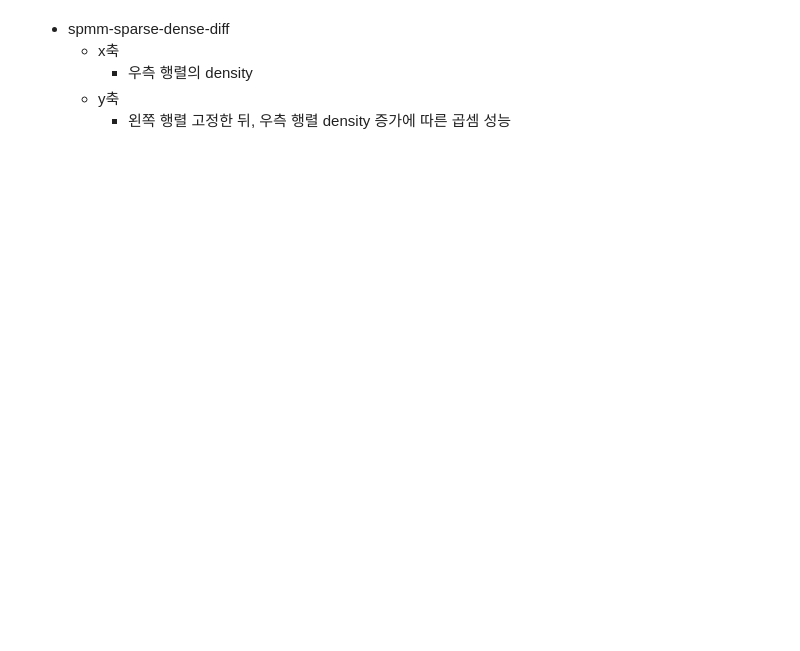
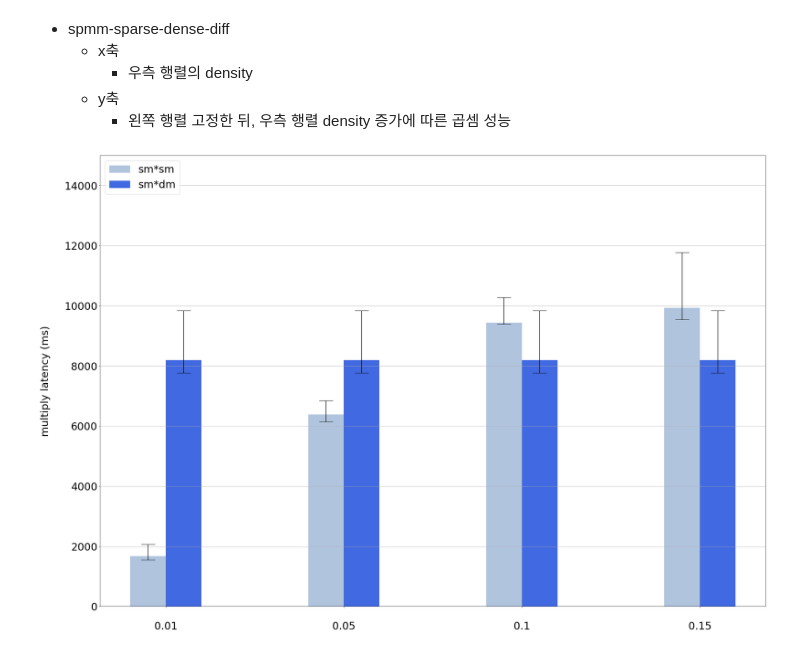
Before and after one commit to unhochoi/sparse-matrix-multiplication, a Jupyter notebook: figure/pyplot/spmm-sparse-dense-diff.ipynb, the cells around one changed output. Cells and saved outputs as stored; diff of their text form; code cells hidden in the pictures; blank space fills up the shorter version.

Commit message:
modifying data

```diff
--- a/figure/pyplot/spmm-sparse-dense-diff.ipynb
+++ b/figure/pyplot/spmm-sparse-dense-diff.ipynb
@@ -11,84 +11,58 @@ import pandas as pd
 
 plt.rcParams.update({'font.size': 30}) # 폰트사이즈 디폴트 설정
 
-sm_size = ["small(10k*10k)", "medium(20k*10k)", "large(40k*10k)"]
+r_sm_density = ["0.01", "0.05", "0.1", "0.15"]
 
 ################################# ax1 좌측 y ####################################################
 
-# density 가 0.001 인 각 행렬의 sm to dense latency
-sm_to_dense_0_001 = [165.53, 276.79, 1595.14]
-min_0_001 = [149, 231, 469]
-max_0_001 = [472, 887, 2481]
-df = pd.DataFrame({'sm_size':sm_size,'sm_to_dense_0_001':sm_to_dense_0_001, 'min_0_001': min_0_001, 'max_0_001': max_0_001})
+# r_sm 의 density에 따른 sm * sm latency
+sm_sm_latency = [1671.02, 6378.76, 9436.93, 9925.29]
+sm_sm_min_latency = [1543, 6136, 9391, 9540]
+sm_sm_max_latency = [2059, 6838, 10272, 11772]
+df = pd.DataFrame({'r_sm_density':r_sm_density,'sm_sm_latency':sm_sm_latency, 'sm_sm_min_latency': sm_sm_min_latency, 'sm_sm_max_latency': sm_sm_max_latency})
 
 # 평균과 최소, 최대 간의 차이
-df['mingap'] = df.sm_to_dense_0_001 - df.min_0_001
-df['maxgap'] = df.max_0_001 - df.sm_to_dense_0_001
-yerr_0_001 = df[['mingap', 'maxgap']].T.to_numpy()
+df['mingap'] = df.sm_sm_latency - df.sm_sm_min_latency
+df['maxgap'] = df.sm_sm_max_latency - df.sm_sm_latency
+yerr_sm_sm = df[['mingap', 'maxgap']].T.to_numpy()
 
-
-# density 가 0.01 인 각 행렬의 sm to dense latency
-sm_to_dense_0_01 = [232.6, 308.07, 1797.5]
-min_0_01 = [138, 299, 617]
-max_0_01 = [616, 369, 3024]
-df = pd.DataFrame({'sm_size':sm_size,'sm_to_dense_0_01':sm_to_dense_0_01, 'min_0_01': min_0_01, 'max_0_01': max_0_01})
+# r_sm 의 density에 따른 sm * dm latency
+sm_dm_latency = [8184.82, 8184.82, 8184.82, 8184.82]
+sm_dm_min_latency = [7761, 7761, 7761, 7761]
+sm_dm_max_latency = [9836, 9836, 9836, 9836]
+df = pd.DataFrame({'r_sm_density':r_sm_density,'sm_dm_latency':sm_dm_latency, 'sm_dm_min_latency': sm_dm_min_latency, 'sm_dm_max_latency': sm_dm_max_latency})
 
 # 평균과 최소, 최대 간의 차이
-df['mingap'] = df.sm_to_dense_0_01 - df.min_0_01
-df['maxgap'] = df.max_0_01 - df.sm_to_dense_0_01
-yerr_0_01 = df[['mingap', 'maxgap']].T.to_numpy()
-
-
-# density 가 0.1 인 각 행렬의 sm to dense latency
-sm_to_dense_0_1 = [500.74, 599.01, 1896.14]
-min_0_1 = [330, 304, 1318 ]
-max_0_1 = [3447, 2384, 5715 ]
-df = pd.DataFrame({'sm_size':sm_size,'sm_to_dense_0_1':sm_to_dense_0_1, 'min_0_1': min_0_1, 'max_0_1': max_0_1})
-
-# 평균과 최소, 최대 간의 차이
-df['mingap'] = df.sm_to_dense_0_1 - df.min_0_1
-df['maxgap'] = df.max_0_1 - df.sm_to_dense_0_1
-yerr_0_1 = df[['mingap', 'maxgap']].T.to_numpy()
-
-
-# density 가 0.1 인 각 행렬의 sm to dense latency
-sm_to_dense_0_1 = [500.74, 599.01, 1896.14]
-min_0_1 = [330, 304, 1318 ]
-max_0_1 = [3447, 2384, 5715 ]
-df = pd.DataFrame({'sm_size':sm_size,'sm_to_dense_0_1':sm_to_dense_0_1, 'min_0_1': min_0_1, 'max_0_1': max_0_1})
-
-# 평균과 최소, 최대 간의 차이
-df['mingap'] = df.sm_to_dense_0_1 - df.min_0_1
-df['maxgap'] = df.max_0_1 - df.sm_to_dense_0_1
-yerr_0_1 = df[['mingap', 'maxgap']].T.to_numpy()
-
+df['mingap'] = df.sm_dm_latency - df.sm_dm_min_latency
+df['maxgap'] = df.sm_dm_max_latency - df.sm_dm_latency
+yerr_sm_dm = df[['mingap', 'maxgap']].T.to_numpy()
 
 ################################# x축 및 전체 figure 설정 ####################################################
 
-x = np.arange(len(sm_size)) # x축 인덱스
+x = np.arange(len(r_sm_density)) # x축 인덱스
 width = 0.2 # bar 넓이
 
 fig, ax1 = plt.subplots(figsize=(30,20)) # figure 및 subplot 선언
 
 # 각 bar 의 중심 지정
-bar1 = ax1.bar(x-0.1, sm_to_dense_0_001, width, yerr=yerr_0_001, label='0.001', color='lightsteelblue', capsize=20)
-bar2 = ax1.bar(x + 0.2, sm_to_dense_0_1, width, yerr=yerr_0_1, label='0.1', color='royalblue', capsize=20)
-
+bar1 = ax1.bar(x - 0.1, sm_sm_latency, width, yerr=yerr_sm_sm, label='sm*sm', color='lightsteelblue', capsize=20)
+bar2 = ax1.bar(x + 0.1, sm_dm_latency, width, yerr=yerr_sm_dm, label='sm*dm', color='royalblue', capsize=20)
 
 ################################# ax1 ####################################################
 
 ax1.set_xticks(x) # x축 인덱스
-ax1.set_xticklabels(sm_size) # x축 label 이름
+ax1.set_xticklabels(r_sm_density) # x축 label 이름
 ax1.tick_params(axis='x',pad=40) # x축 label pad
 
 ax1.yaxis.grid(True) # y축만 grid 사용
-ax1.set_ylim([0, 6000])  # 좌측 y축 범위 설정
-ax1.set_ylabel('toDense latency (ms)', labelpad=40) # ax1 ylabel 설정
+ax1.set_ylim([0, 15000])  # 좌측 y축 범위 설정
+ax1.set_ylabel('multiply latency (ms)', labelpad=40) # ax1 ylabel 설정
 
-ax1.set_title('sparse to dense overhead', pad=40) # ax1 title 설정
-ax1.legend() # 범례 표시
-
+#ax1.set_title('spmm sparse dense diff', pad=40) # ax1 title 설정
+ax1.legend(loc="upper left") # 범례 표시
 
 fig.tight_layout()
-fig.savefig('./test1.png')
+fig.savefig('./spmm-sparse-dense-diff.png')
 plt.show()
+# %% [output]
+[figure, added]
```
Also changed, not shown: 5 other files.
